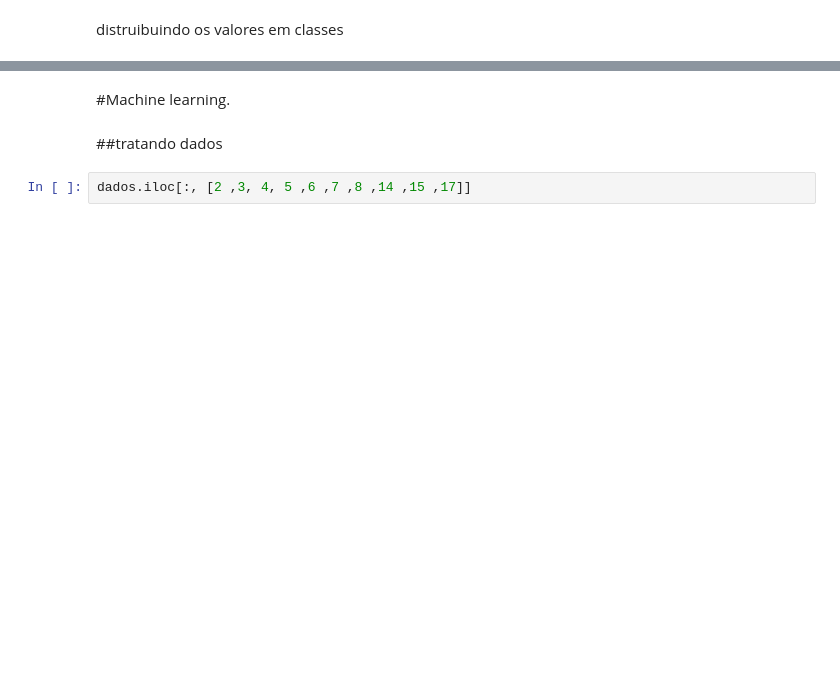
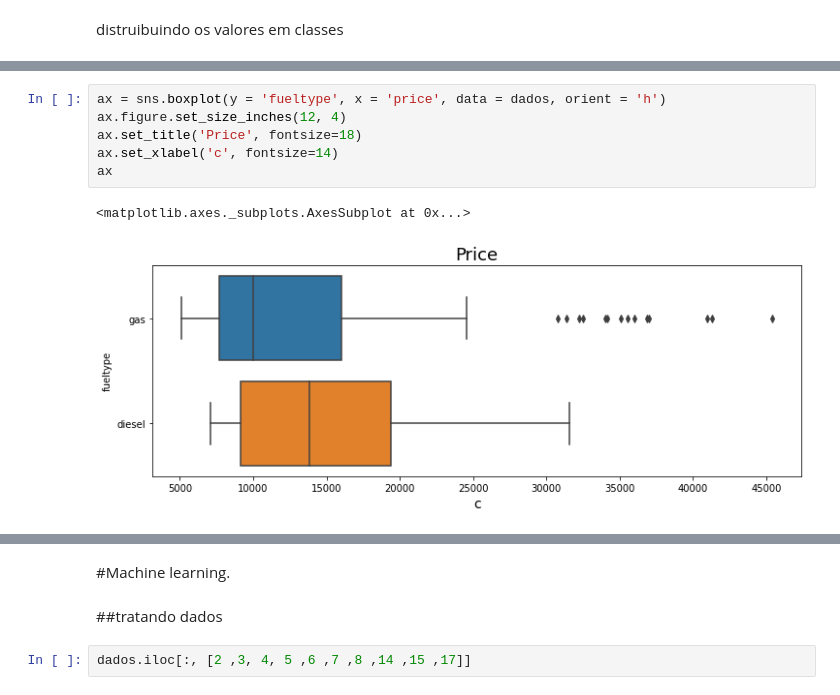
Before and after one commit to PAndersonSB/Introducao-Datascience, a Jupyter notebook: Data_Science_Projeto_1.ipynb, the cells around one changed output, grey strips where cells are left out. Cells and saved outputs as stored; diff of their text form; blank space fills up the shorter version.

```diff
--- a/Data_Science_Projeto_1.ipynb
+++ b/Data_Science_Projeto_1.ipynb
@@ -212,0 +368,9 @@ distruibuindo os valores em classes
+# %%
+ax = sns.boxplot(y = 'fueltype', x = 'price', data = dados, orient = 'h')
+ax.figure.set_size_inches(12, 4)
+ax.set_title('Price', fontsize=18)
+ax.set_xlabel('c', fontsize=14)
+ax
+# %% [output]
+<matplotlib.axes._subplots.AxesSubplot at 0x...>
+[figure, added]
```
Also changed, not shown: parts of 62 cells of this notebook.
